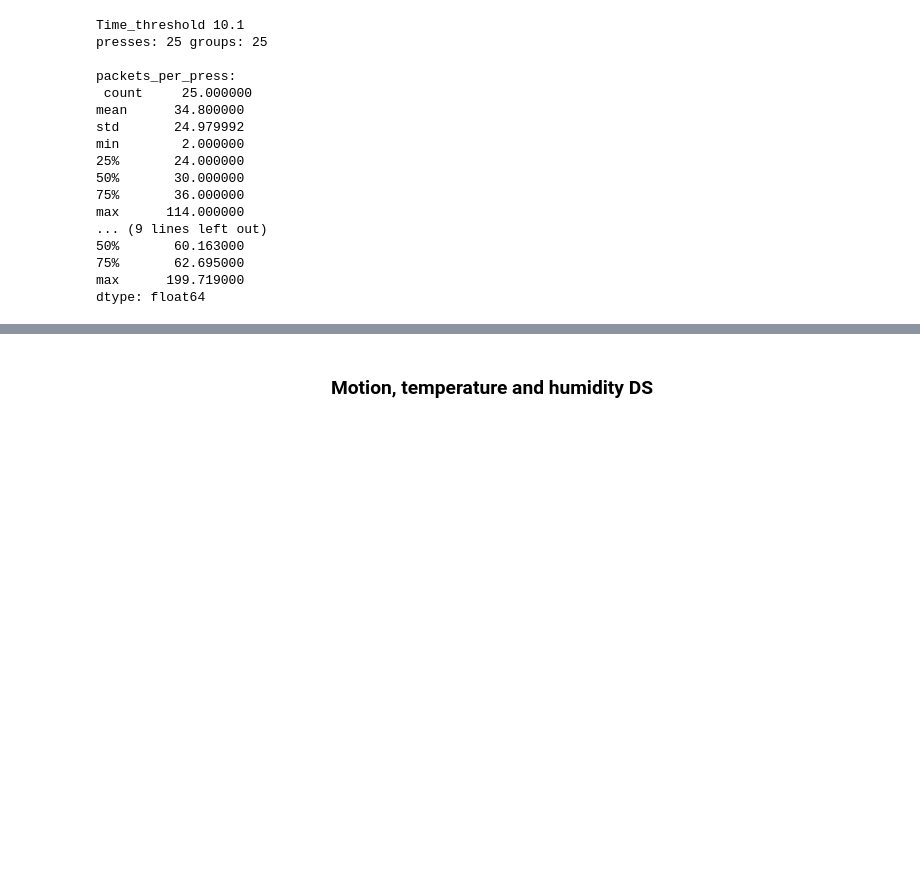
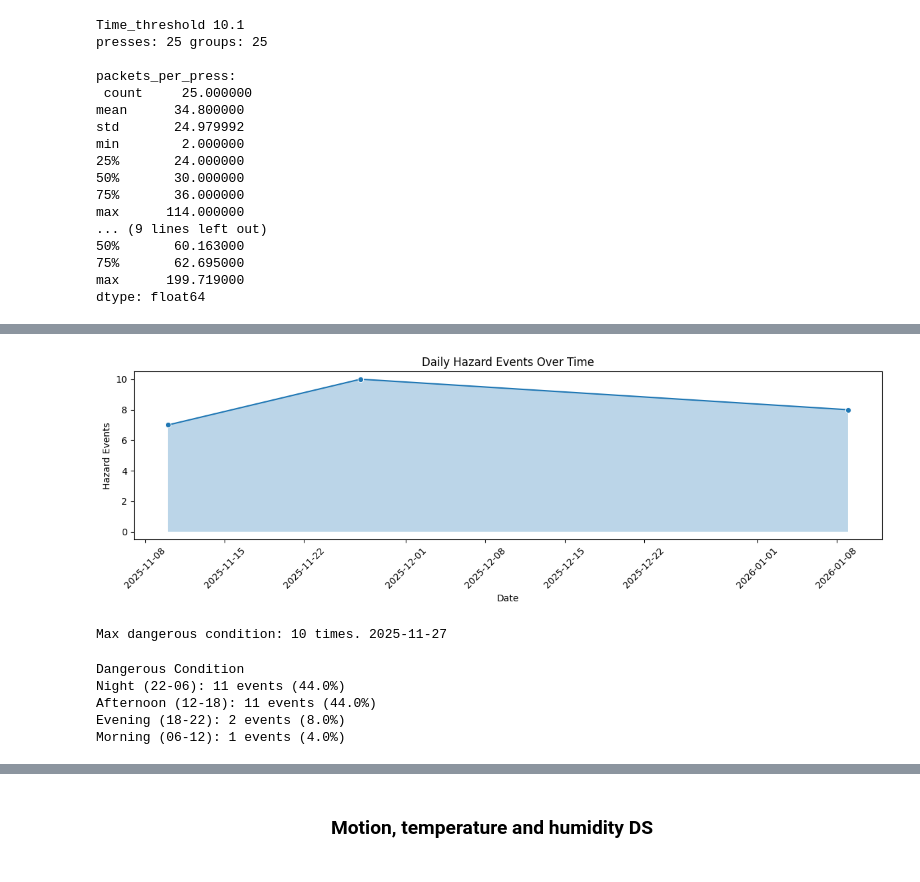
Before and after one commit to Mortti11/Hazard_Situation_Analysis_and_Prediction, a Jupyter notebook: analyzing.ipynb, the cells around one changed output, grey strips where cells are left out. Saved outputs shown, nothing was run; the diff lists cells and outputs as text; code cells hidden in the pictures; blank space fills up the shorter version.

```diff
--- a/analyzing.ipynb
+++ b/analyzing.ipynb
@@ -240,10 +242,10 @@ signal= (flic_df[flic_df["rssi"]>-80].sort_values(["address","ts"]).reset_index(
 gap_event=signal.groupby("address")["ts"].diff().dt.total_seconds()
 
 # Then make the threshold based on 95 qauntile
-threshold = float(gap_event.dropna().quantile(0.95)*3)
+threshol = float(gap_event.dropna().quantile(0.95)*3)
 
 # Create id for each press event
-signal["press_id"]=gap_event.gt(threshold).groupby(signal["address"]).cumsum()
+signal["press_id"]=gap_event.gt(threshol).groupby(signal["address"]).cumsum()
 
 # from each group, idxmax function picks the strongest one.
 presses = signal.loc[signal.groupby(["address","press_id"])["rssi"].idxmax(),
@@ -253,7 +255,7 @@ presses = signal.loc[signal.groupby(["address","press_id"])["rssi"].idxmax(),
 summary = signal.groupby(["address","press_id"])["ts"].agg(["size","min","max"])
 duration_press =(summary["max"]-summary["min"]).dt.total_seconds()
 
-print("Time_threshold", round(threshold, 1))
+print("Time_threshold", round(threshol, 1))
 print("presses:", len(presses), "groups:", len(summary))
 
 print("\npackets_per_press:\n", summary["size"].describe())
@@ -310,0 +297,17 @@ TOP LOCATIONS:
+# %%
+# I am going to group the 25 events by day to see what days had more dangerous situations
+daily = presses["ts"].dt.floor("D").value_counts().sort_index()
+plt.figure(figsize=(12, 4))
+ax = sns.lineplot(x=daily.index, y=daily.values, marker="o")
+ax.fill_between(daily.index, daily.values, alpha=0.3)
+
+ax.set(xlabel="Date",ylabel="Hazard Events",title="Daily Hazard Events Over Time")
+plt.xticks(rotation=45)
+plt.tight_layout()
+plt.show()
+# %% [output]
+[figure, added]
+# %%
+print(f"Max dangerous condition: {daily.max()} times. {daily.idxmax().date()}")
+# %% [output]
+Max dangerous condition: 10 times. 2025-11-27
@@ -310,0 +317,28 @@ TOP LOCATIONS:
+# %%
+# Let's figure out the dangerous condition by morning, afternoon, evening, night
+
+def time_label(hour):
+    if 6 <= hour < 12:
+        return 'Morning (06-12)'
+    elif 12 <= hour < 18:
+        return 'Afternoon (12-18)'
+    elif 18 <= hour < 22:
+        return 'Evening (18-22)'
+    else:
+        return 'Night (22-06)'
+
+
+presses['hour'] = presses['ts'].dt.hour
+presses['period'] =presses['hour'].apply(time_label)
+period_counts =presses['period'].value_counts()
+print("Dangerous Condition")
+
+for period, count in period_counts.items():
+    pertange =100*count/len(presses)
+    print(f"{period}: {count} events ({pertange}%)")
+# %% [output]
+Dangerous Condition
+Night (22-06): 11 events (44.0%)
+Afternoon (12-18): 11 events (44.0%)
+Evening (18-22): 2 events (8.0%)
+Morning (06-12): 1 events (4.0%)
```
Also changed, not shown: parts of 28 cells of this notebook.
